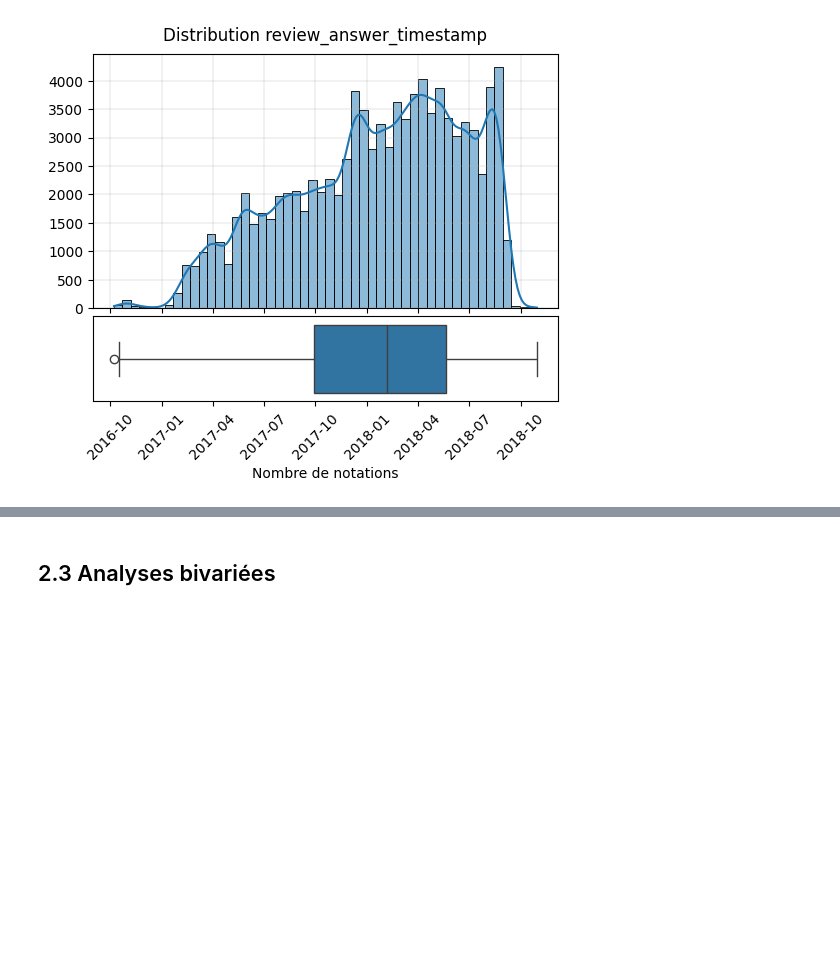
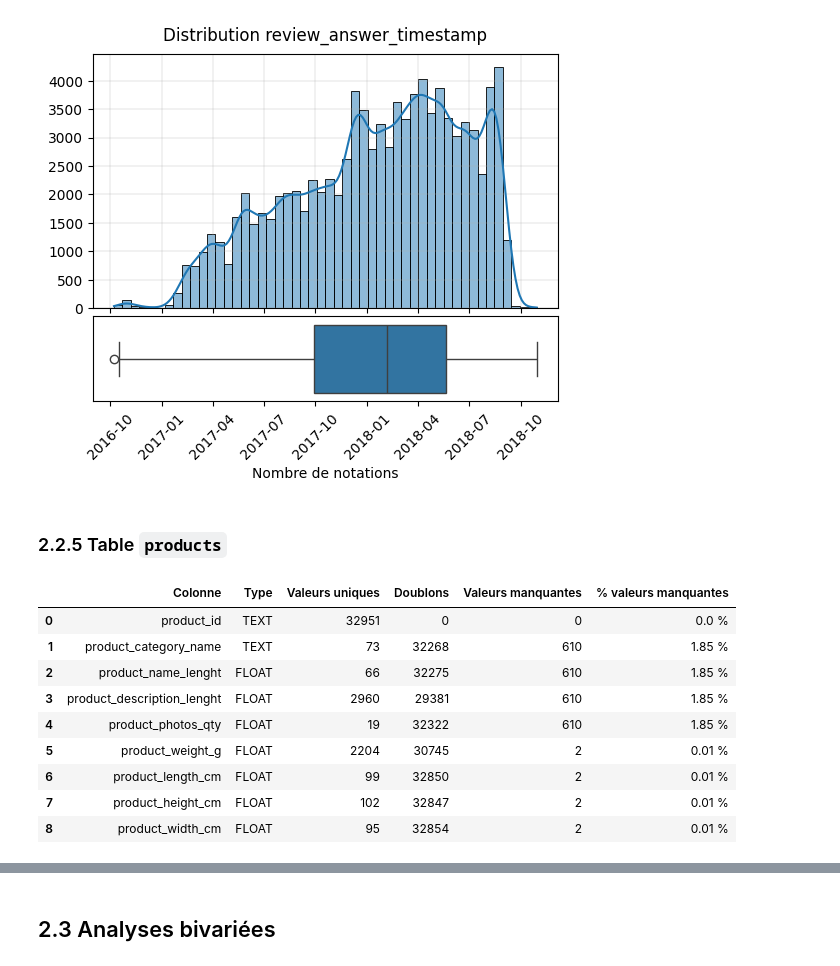
Before and after one commit to Christophe-Aballea/OC_projet5_Segmentez_des_clients_d_un_site_ecommerce, a Jupyter notebook: P05_Notebook2_EDA_FE.ipynb, the cells around one changed output, grey strips where cells are left out. Cells and saved outputs as stored; diff of their text form; code cells hidden in the pictures; blank space fills up the shorter version.

```diff
--- a/P05_Notebook2_EDA_FE.ipynb
+++ b/P05_Notebook2_EDA_FE.ipynb
@@ -1344,3 +1344,5 @@ plot_distribution(df_order_reviews, 'review_answer_timestamp', 'Nombre de notati
 # %% [output]
 [figure]
 [figure]
+# %% [markdown]
+### 2.2.5 Table `products`
@@ -1346,0 +1352,14 @@ plot_distribution(df_order_reviews, 'review_answer_timestamp', 'Nombre de notati
+# %%
+# Description des champs de la table
+display(describe_table('products'))
+# %% [output]
+|  | Colonne | Type | Valeurs uniques | Doublons | Valeurs manquantes | % valeurs manquantes |
+| 0 | product_id | TEXT | 32951 | 0 | 0 | 0.0 % |
+| 1 | product_category_name | TEXT | 73 | 32268 | 610 | 1.85 % |
+| 2 | product_name_lenght | FLOAT | 66 | 32275 | 610 | 1.85 % |
+| 3 | product_description_lenght | FLOAT | 2960 | 29381 | 610 | 1.85 % |
+| 4 | product_photos_qty | FLOAT | 19 | 32322 | 610 | 1.85 % |
+| 5 | product_weight_g | FLOAT | 2204 | 30745 | 2 | 0.01 % |
+| 6 | product_length_cm | FLOAT | 99 | 32850 | 2 | 0.01 % |
+| 7 | product_height_cm | FLOAT | 102 | 32847 | 2 | 0.01 % |
+| 8 | product_width_cm | FLOAT | 95 | 32854 | 2 | 0.01 % |
```
Also changed, not shown: parts of 21 cells of this notebook, 1 other file.
